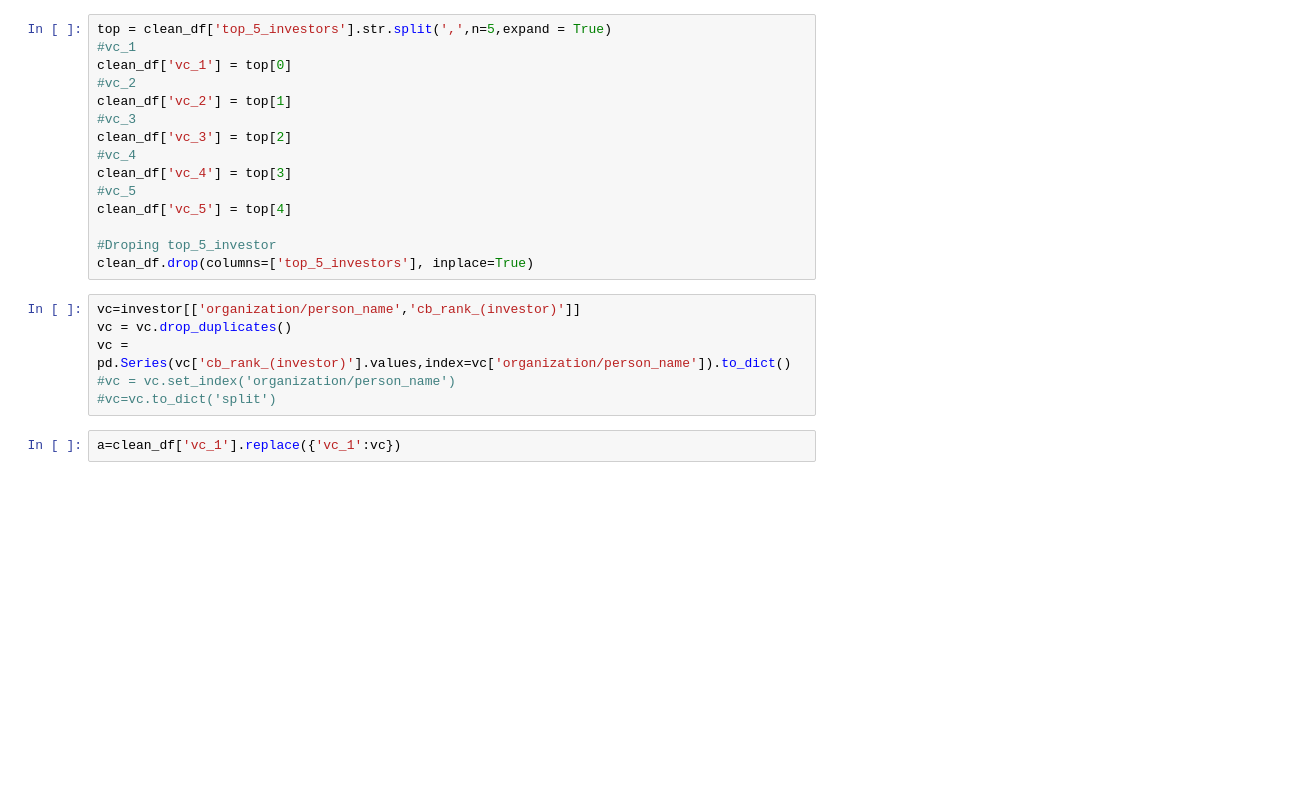
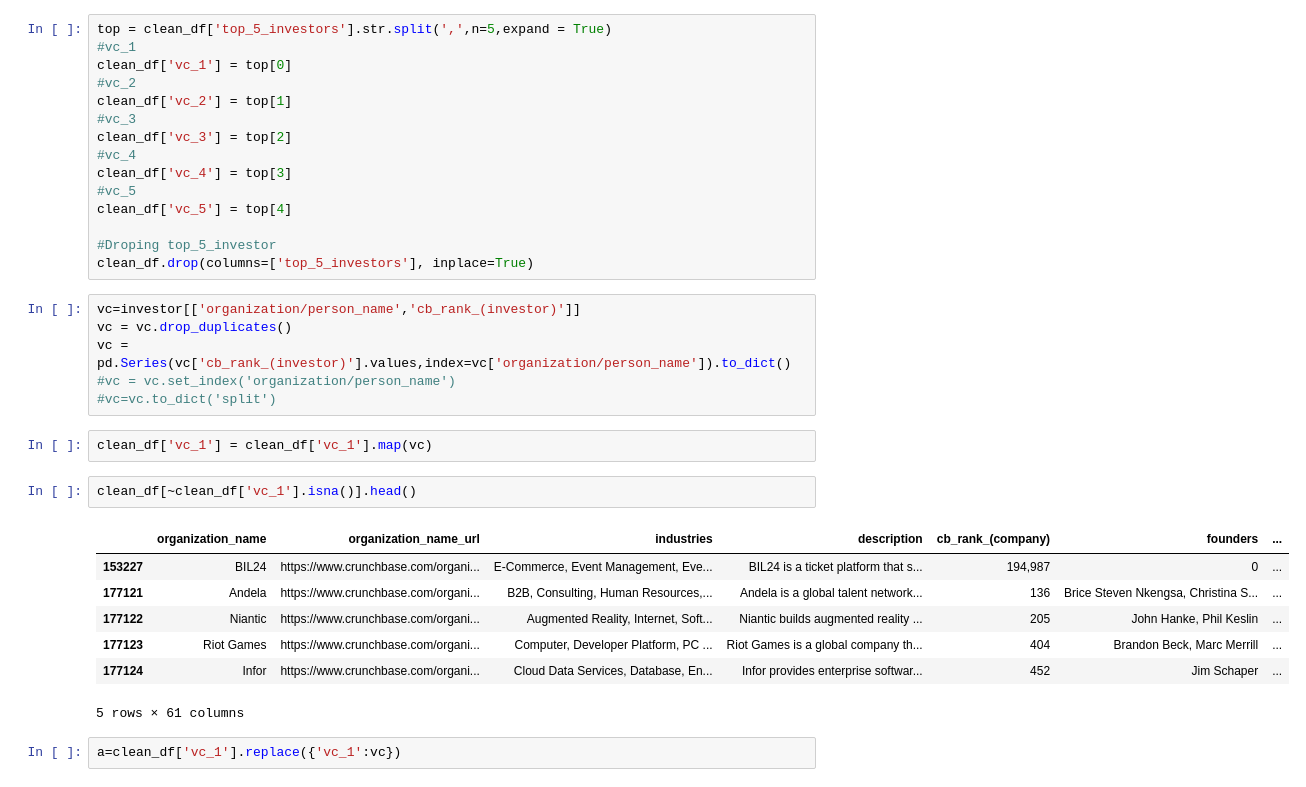
Before and after one commit to aslucki/recommender, a Jupyter notebook: notebooks/0.clean_data.ipynb, the cells around one changed output. Drawn from its saved outputs; the diff is of its cells as text; blank space fills up the shorter version.

```diff
--- a/notebooks/0.clean_data.ipynb
+++ b/notebooks/0.clean_data.ipynb
@@ -169,6 +171,18 @@ vc = vc.drop_duplicates()
 vc = pd.Series(vc['cb_rank_(investor)'].values,index=vc['organization/person_name']).to_dict()
 #vc = vc.set_index('organization/person_name')
 #vc=vc.to_dict('split')
+# %%
+clean_df['vc_1'] = clean_df['vc_1'].map(vc)
+# %%
+clean_df[~clean_df['vc_1'].isna()].head()
+# %% [output]
+|  | organization_name | organization_name_url | industries | description | cb_rank_(company) | founders | ... |
+| 153227 | BIL24 | https://www.crunchbase.com/organi... | E-Commerce, Event Management, Eve... | BIL24 is a ticket platform that s... | 194,987 | 0 | ... |
+| 177121 | Andela | https://www.crunchbase.com/organi... | B2B, Consulting, Human Resources,... | Andela is a global talent network... | 136 | Brice Steven Nkengsa, Christina S... | ... |
+| 177122 | Niantic | https://www.crunchbase.com/organi... | Augmented Reality, Internet, Soft... | Niantic builds augmented reality ... | 205 | John Hanke, Phil Keslin | ... |
+| 177123 | Riot Games | https://www.crunchbase.com/organi... | Computer, Developer Platform, PC ... | Riot Games is a global company th... | 404 | Brandon Beck, Marc Merrill | ... |
+| 177124 | Infor | https://www.crunchbase.com/organi... | Cloud Data Services, Database, En... | Infor provides enterprise softwar... | 452 | Jim Schaper | ... |
+5 rows × 61 columns
 # %%
 a=clean_df['vc_1'].replace({'vc_1':vc})
 # %%
```
Also changed, not shown: parts of 4 cells of this notebook.
